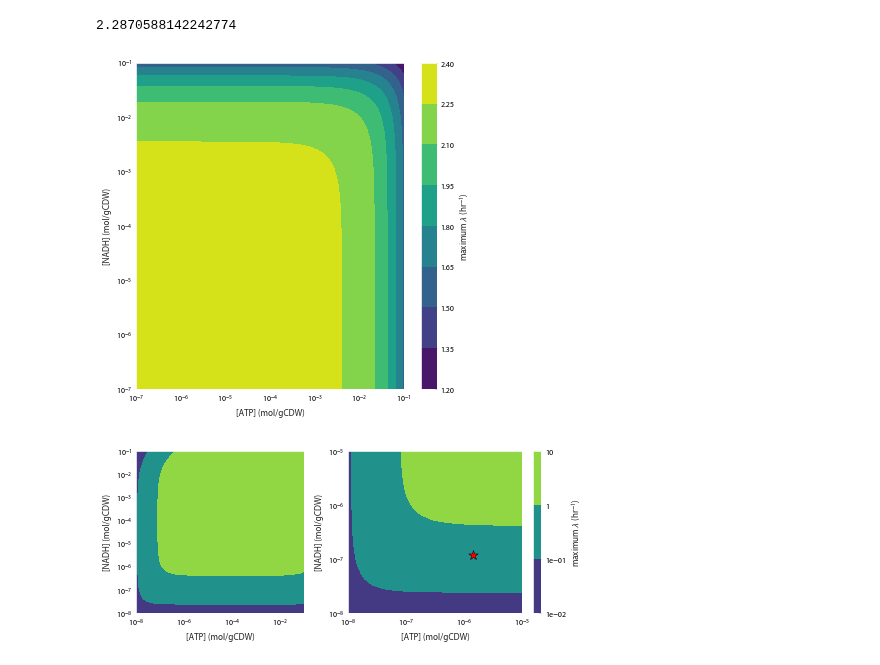
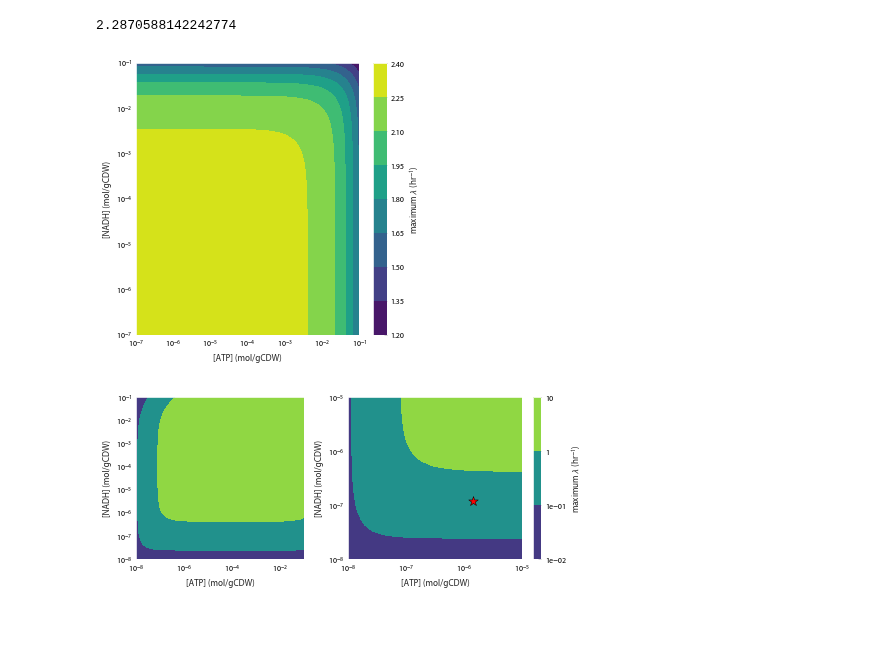
Before and after one commit to flamholz/redox-proteome, a Jupyter notebook: notebooks/LinearizedRespModel.ipynb, the cells around one changed output. Drawn from its saved outputs; the diff is of its cells as text; code cells hidden in the pictures; blank space fills up the shorter version.

```diff
--- a/notebooks/LinearizedRespModel.ipynb
+++ b/notebooks/LinearizedRespModel.ipynb
@@ -86,16 +86,16 @@ for i, ATP in enumerate(concs):
         opt, _ = lam.maximize_growth_rate(params)
         lambda_grid[i, j] = opt
 # %%
-plt.figure(figsize=(6, 6))
+plt.figure(figsize=(5, 5))
 plt.xscale('log')
 plt.yscale('log')
 plt.contourf(ATPgrid, NADHgrid, lambda_grid, cmap='viridis')
 plt.xlabel('[ATP] (mol/gCDW)')
 plt.ylabel('[NADH] (mol/gCDW)')
 cb = plt.colorbar(label=r'maximum $\lambda$ (hr$^{-1}$)')
 plt.show()
 # %% [output]
-[figure, old version]
+[figure, new version]
 # %%
 # Same as above, multi-substrate michaelis menten rate law
 concs = np.logspace(-8, -1, 50)
```
Also changed, not shown: parts of 15 cells of this notebook.
